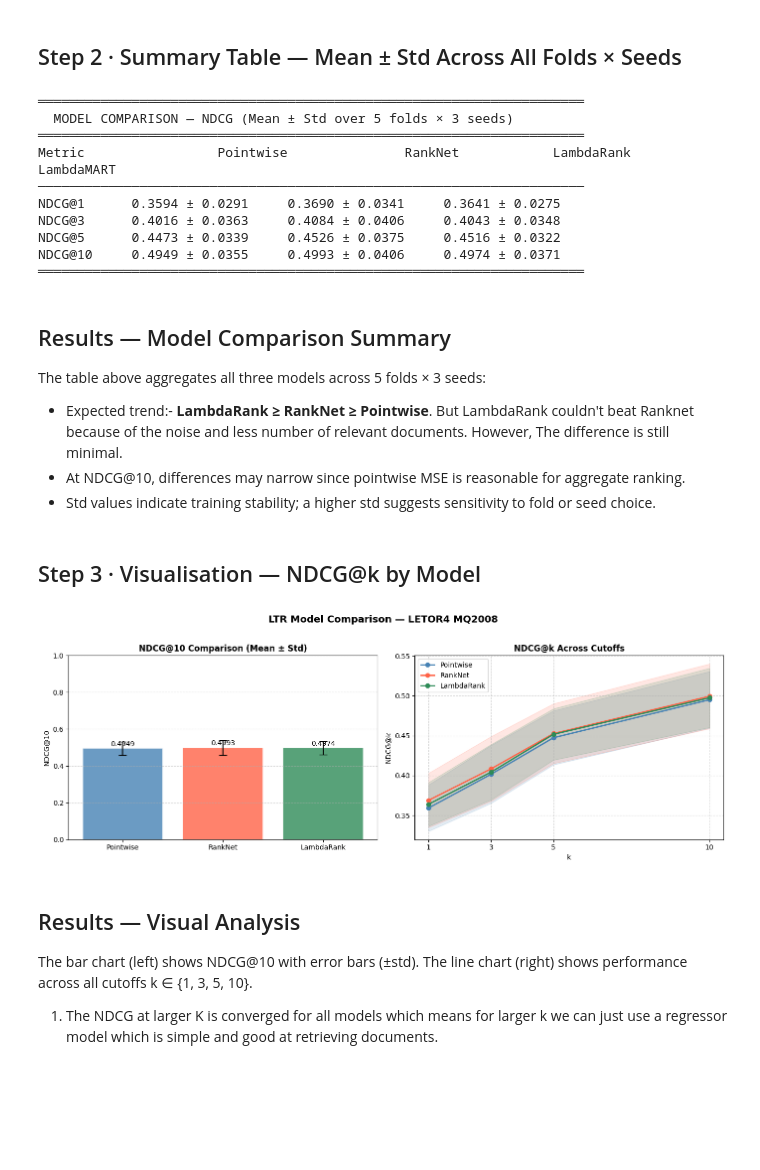
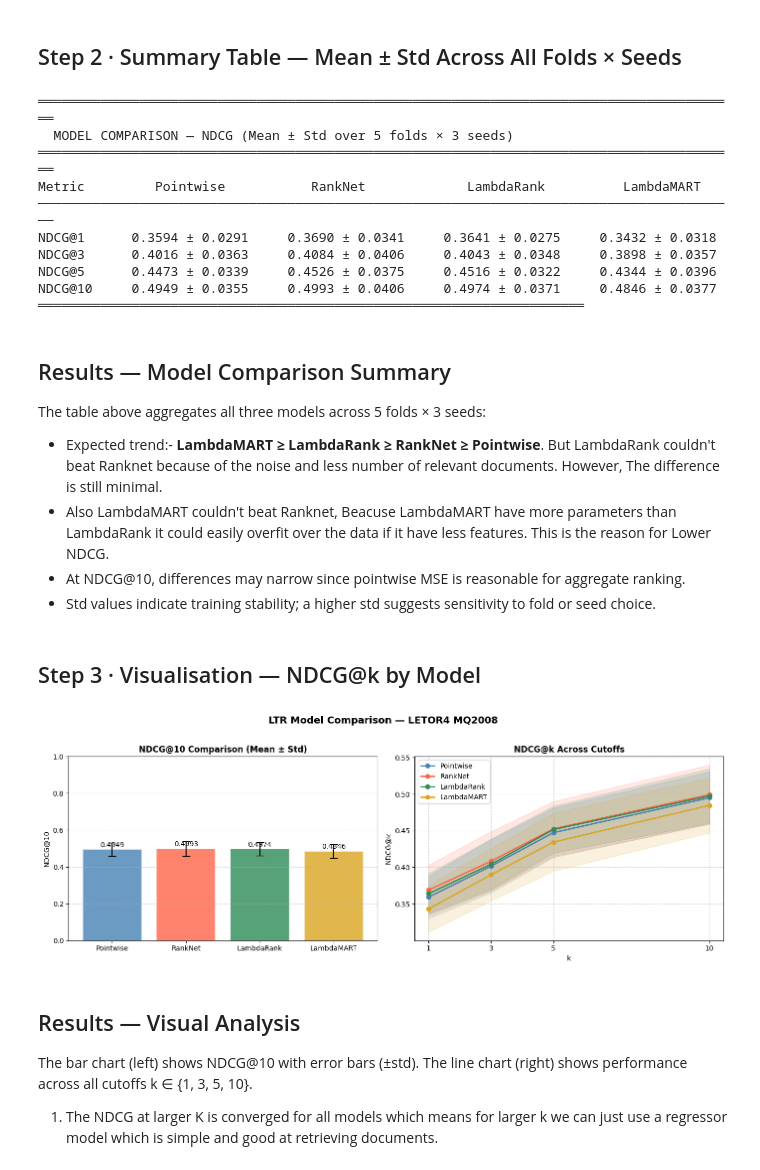
Before and after one commit to navaneeswar854/Learning-To-Rank-for-Search, a Jupyter notebook: Pairwise Approaches/notebooks/04_comparison.ipynb, the cells around one changed output. Saved outputs shown, nothing was run; the diff lists cells and outputs as text; code cells hidden in the pictures; blank space fills up the shorter version.

Commit message:
Update README and 04_comparison.ipynb: add LambdaMART results, fix structure, add observations

```diff
--- a/Pairwise Approaches/notebooks/04_comparison.ipynb
+++ b/Pairwise Approaches/notebooks/04_comparison.ipynb
@@ -84,14 +83,14 @@ def print_comparison_table(results_dict: dict, k_list=None):
         "LambdaMART": results_dict["lambdamart"],
     }
 
-    print(f"\n{'═'*70}")
+    print(f"\n{'═'*90}")
     print(f"  MODEL COMPARISON — NDCG (Mean ± Std over 5 folds × 3 seeds)")
-    print(f"{'═'*70}")
-    header = f"{'Metric':<10}"
+    print(f"{'═'*90}")
+    header = f"{'Metric':<15}"
     for name in models:
-        header += f"  {name:>20}"
+        header += f"{name:<20}"
     print(header)
-    print(f"{'─'*70}")
+    print(f"{'─'*90}")
 
     for k in k_list:
         row = f"NDCG@{k:<5}"
@@ -112,21 +111,22 @@ results_dict = {
 
 print_comparison_table(results_dict)
 # %% [output]
+══════════════════════════════════════════════════════════════════════════════════════════
+  MODEL COMPARISON — NDCG (Mean ± Std over 5 folds × 3 seeds)
+══════════════════════════════════════════════════════════════════════════════════════════
+Metric         Pointwise           RankNet             LambdaRank          LambdaMART
+──────────────────────────────────────────────────────────────────────────────────────────
+NDCG@1      0.3594 ± 0.0291     0.3690 ± 0.0341     0.3641 ± 0.0275     0.3432 ± 0.0318
+NDCG@3      0.4016 ± 0.0363     0.4084 ± 0.0406     0.4043 ± 0.0348     0.3898 ± 0.0357
+NDCG@5      0.4473 ± 0.0339     0.4526 ± 0.0375     0.4516 ± 0.0322     0.4344 ± 0.0396
+NDCG@10     0.4949 ± 0.0355     0.4993 ± 0.0406     0.4974 ± 0.0371     0.4846 ± 0.0377
 ══════════════════════════════════════════════════════════════════════
-  MODEL COMPARISON — NDCG (Mean ± Std over 5 folds × 3 seeds)
-══════════════════════════════════════════════════════════════════════
-Metric                 Pointwise               RankNet            LambdaRank          LambdaMART
-──────────────────────────────────────────────────────────────────────
-NDCG@1      0.3594 ± 0.0291     0.3690 ± 0.0341     0.3641 ± 0.0275
-NDCG@3      0.4016 ± 0.0363     0.4084 ± 0.0406     0.4043 ± 0.0348
-NDCG@5      0.4473 ± 0.0339     0.4526 ± 0.0375     0.4516 ± 0.0322
-NDCG@10     0.4949 ± 0.0355     0.4993 ± 0.0406     0.4974 ± 0.0371
-══════════════════════════════════════════════════════════════════════
 # %% [markdown]
 ## Results — Model Comparison Summary
 
 The table above aggregates all three models across 5 folds × 3 seeds:
-- Expected trend:- **LambdaRank ≥ RankNet ≥ Pointwise**. But LambdaRank couldn't beat Ranknet because of the noise and less number of relevant documents. However, The difference is still minimal.
+- Expected trend:- **LambdaMART ≥ LambdaRank ≥ RankNet ≥ Pointwise**. But LambdaRank couldn't beat Ranknet because of the noise and less number of relevant documents. However, The difference is still minimal.
+- Also LambdaMART couldn't beat Ranknet, Beacuse LambdaMART have more parameters than LambdaRank it could easily overfit over the data if it have less features. This is the reason for Lower NDCG.
 - At NDCG@10, differences may narrow since pointwise MSE is reasonable for aggregate ranking.
 - Std values indicate training stability; a higher std suggests sensitivity to fold or seed choice.
 # %% [markdown]
@@ -138,6 +138,7 @@ models_info = {
     "Pointwise":  (pointwise_results,  "steelblue"),
     "RankNet":    (ranknet_results,     "tomato"),
     "LambdaRank": (lambdarank_results,  "seagreen"),
+    "LambdaMART": (lambdamart_results, "goldenrod")
 }
 
 # ── Left: Bar chart of NDCG@10 ───────────────────────────────────────────────
@@ -164,34 +165,34 @@ for bar, mean in zip(bars, means):
     ax.text(bar.get_x() + bar.get_width() / 2, bar.get_height() + 0.005,
             f"{mean:.4f}", ha="center", va="bottom", fontsize=10)
 
 # ── Right: Line chart across k values ────────────────────────────────────────
 ax = axes[1]
 for name, (res, color) in models_info.items():
     overall = res.get("overall", {})
     y_means = []
     y_stds  = []
     for k in K_LIST:
         entry = overall.get(str(k), overall.get(k, {"mean": 0.0, "std": 0.0}))
         y_means.append(entry["mean"])
         y_stds.append(entry["std"])
     ax.plot(K_LIST, y_means, marker="o", label=name, color=color, linewidth=2)
     ax.fill_between(K_LIST,
                     [m - s for m, s in zip(y_means, y_stds)],
                     [m + s for m, s in zip(y_means, y_stds)],
                     alpha=0.15, color=color)
 
 ax.set_xlabel("k")
 ax.set_ylabel("NDCG@k")
 ax.set_title("NDCG@k Across Cutoffs", fontweight="bold")
 ax.set_xticks(K_LIST)
 ax.legend()
 ax.grid(linestyle="--", alpha=0.5)
 
 plt.suptitle("LTR Model Comparison — LETOR4 MQ2008", fontsize=14, fontweight="bold", y=1.02)
 plt.tight_layout()
 plt.show()
 # %% [output]
-[figure, old version]
+[figure, new version]
 # %% [markdown]
 ## Results — Visual Analysis
 
```
Also changed, not shown: parts of 6 cells of this notebook, 1 other file.
